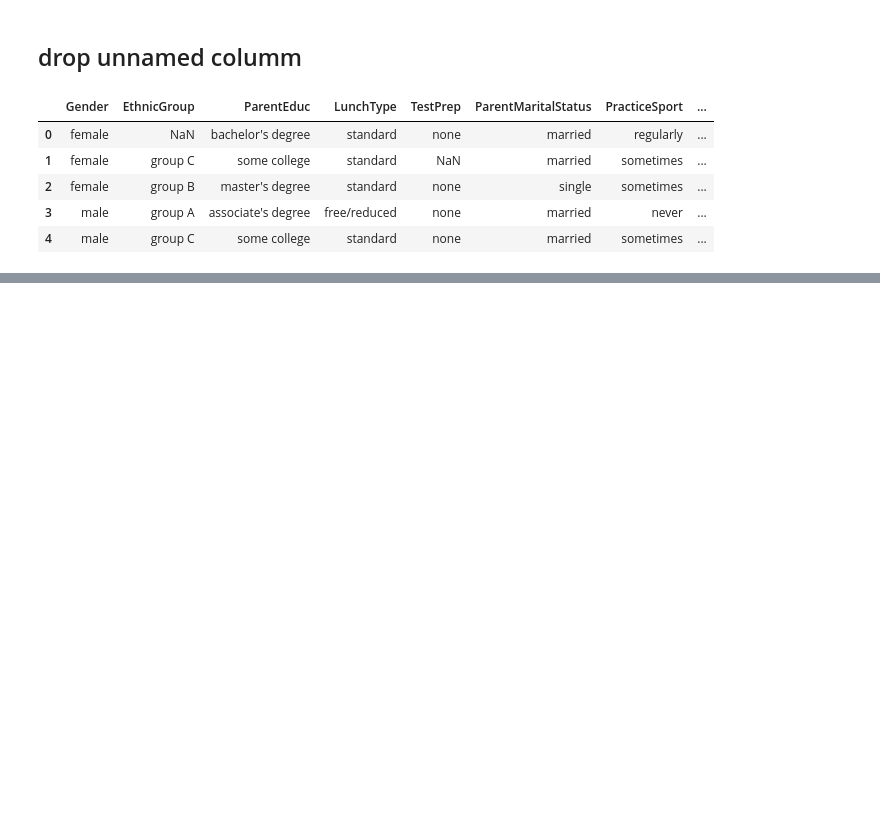
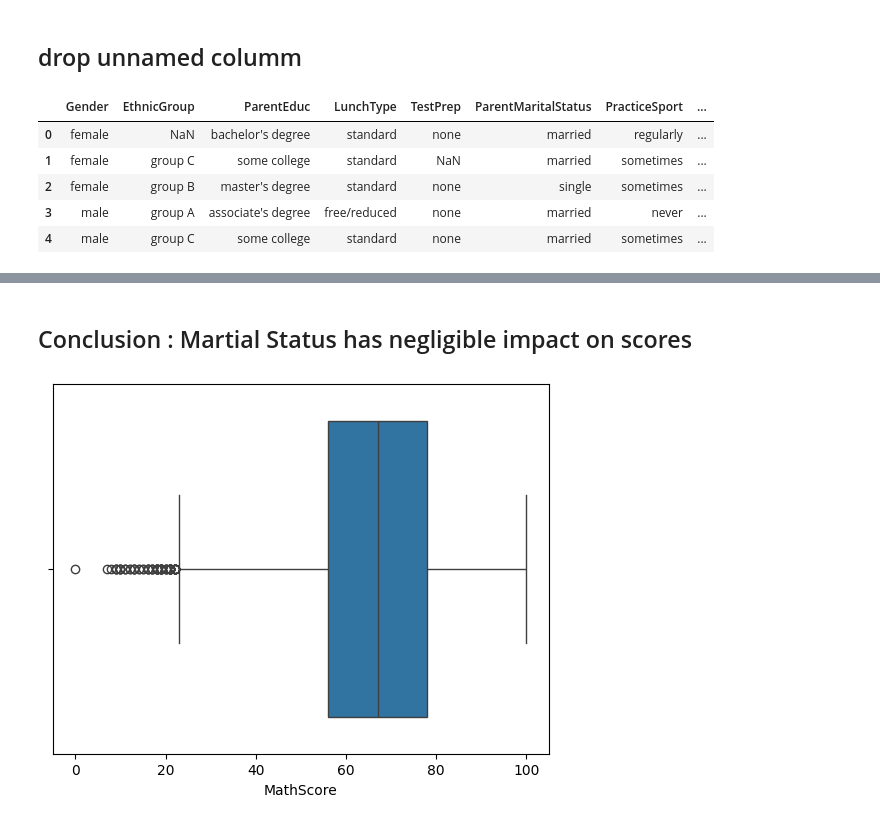
Before and after one commit to de-niks/student_results, a Jupyter notebook: student_results.ipynb, the cells around one changed output, grey strips where cells are left out. Saved outputs shown, nothing was run; the diff lists cells and outputs as text; code cells hidden in the pictures; blank space fills up the shorter version.

```diff
--- a/student_results.ipynb
+++ b/student_results.ipynb
@@ -88,0 +148,8 @@ df.head()
+# %% [markdown]
+## Conclusion : Martial Status has negligible impact on scores
+# %%
+#Outliars in Math
+sns.boxplot(data=df, x="MathScore")
+plt.show()
+# %% [output]
+[figure, added]
```
Also changed, not shown: parts of 13 cells of this notebook.
